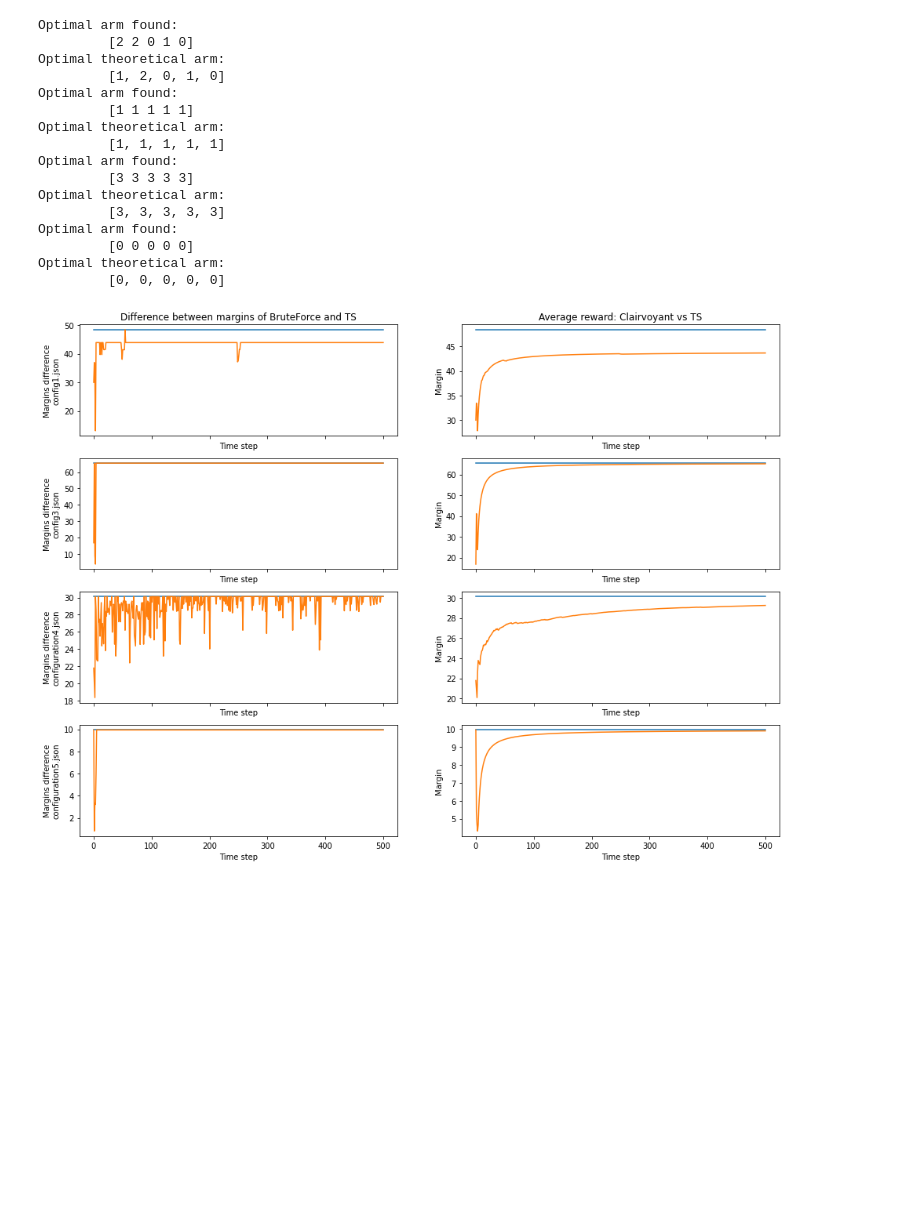
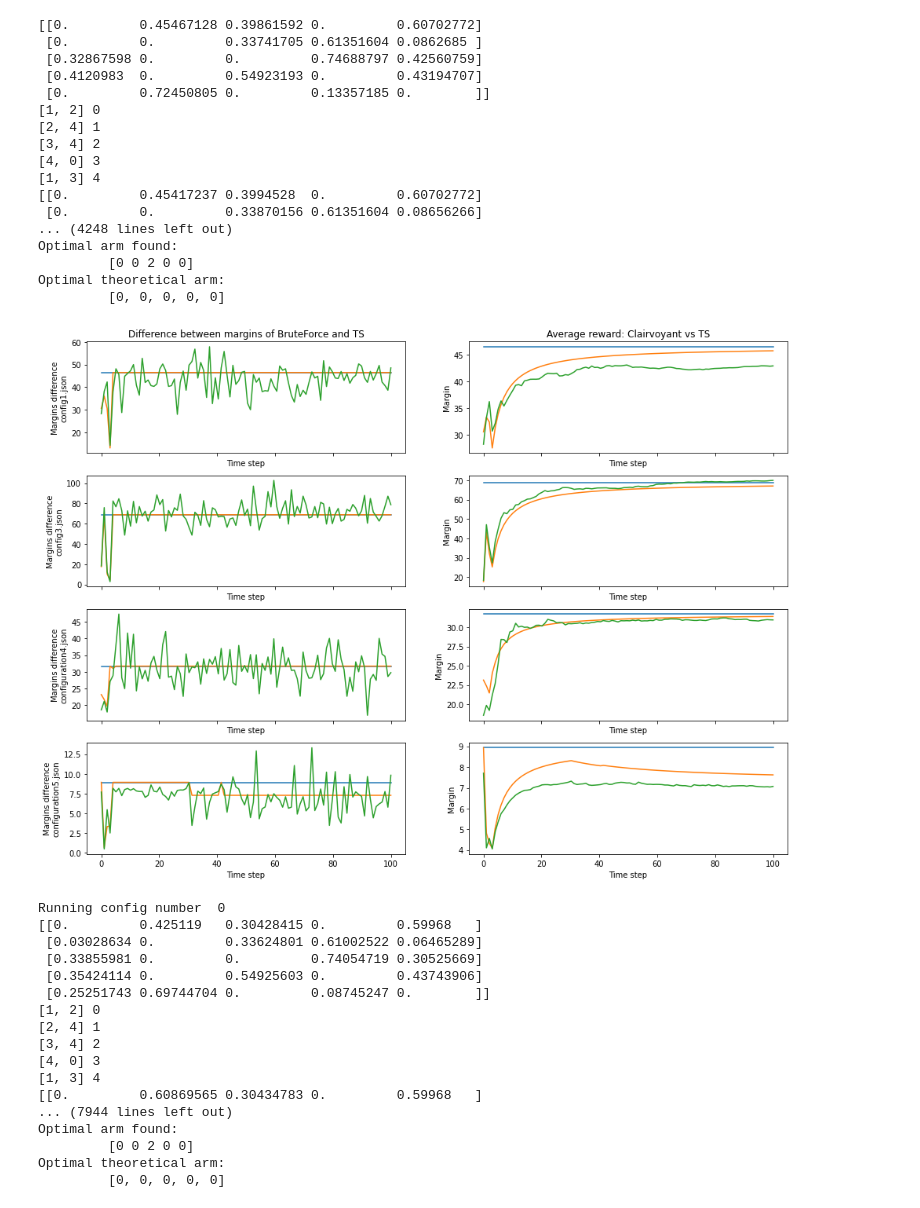
Before and after one commit to alemolteni/team4_projectOLA, a Jupyter notebook: Step3-UCB.ipynb, the cells around one changed output. Drawn from its saved outputs; the diff is of its cells as text; code cells hidden in the pictures; blank space fills up the shorter version.

Commit message:
Reformatted UCB step3, step4 and step5 to correct errors. Evaluation is done via GraphEvaluator.

```diff
--- a/Step3-UCB.ipynb
+++ b/Step3-UCB.ipynb
@@ -20,6 +20,8 @@ lambdas = []
 alphas = []
 units_means = []
 clairvoyant_opt_rew = []
+actual_unit_mean = []
+
 n_loops = 1
 
 for i in range(0, len(files)):
@@ -35,6 +37,11 @@ for i in range(0, len(files)):
     alphas.append(config["alphas"])
     clairvoyant_opt_rew.append(config["optimalMargin"])
     units_means.append(config["units_mean"])
+    actual_unit_mean.append(config["actual_units_mean"])
+
+#print(np.multiply(config_margins[0], conv_rates[0]))
+#print(actual_unit_mean)
+print(click_probs[0])
 # %% [output]
 ProdList=5, Alphas=5, ConvRates=5
 ProdList=5, Alphas=5, ConvRates=5
@@ -43,10 +153,15 @@ ProdList=5, Alphas=5, ConvRates=5
 # %%
-n_experiments = 500
+n_experiments = 100
 fig, axes = plt.subplots(ncols=2, nrows=len(env), sharex=True, figsize=(16,12))
 
 for i in range(0, len(env)):
+    print ("Running config number ", i)
     #Other UCB learner need fixing
-    learner = UCB_CR(margins=config_margins[i], clickProbability=click_probs[i], alphas=alphas[i], secondary=prod_lists[i], Lambda=lambdas[i], debug=False, units_mean=units_means[i])
+    #learner = UCB_CR(margins=config_margins[i], clickProbability=click_probs[i], alphas=alphas[i], secondary=prod_lists[i], Lambda=lambdas[i], debug=False, units_mean=actual_unit_mean[i])
+
+    #learner = UCB_Step4(margins=config_margins[i], clickProbability=click_probs[i], secondary=prod_lists[i], Lambda=lambdas[i], debug=False)
+
+    learner = UCB_Step5(margins=config_margins[i], alphas=alphas[i], secondary=prod_lists[i], Lambda=lambdas[i], debug=False, units_mean=units_means[i], conversion_rates=conv_rates[i])
 
     ts_learner_graph_margins = np.array([])
     ts_learner_env_margins = np.array([])
@@ -65,7 +180,7 @@ for i in range(0, len(env)):
             armConvRates.append(conv_rates[i][k][pulledArm[k]])
 
         graphEval = GraphEvaluator(products_list=prod_lists[i], click_prob_matrix=click_probs[i], lambda_prob=lambdas[i],
-                    alphas=alphas[i], conversion_rates=armConvRates, margins=armMargins, units_mean=units_means[i], verbose=False)
+                    alphas=alphas[i], conversion_rates=armConvRates, margins=armMargins, units_mean=actual_unit_mean[i], verbose=False, convert_units=False)
 
         env[i].setPriceLevels(pulledArm)
         ts_interactions = env[i].round()
@@ -90,49 +205,67 @@ for i in range(0, len(env)):
         armMargins.append(config_margins[i][k][opt_arms[k]])
         armConvRates.append(conv_rates[i][k][opt_arms[k]])
     graphEval = GraphEvaluator(products_list=prod_lists[i], click_prob_matrix=click_probs[i], lambda_prob=lambdas[i],
-                    alphas=alphas[i], conversion_rates=armConvRates, margins=armMargins, units_mean=units_means[i], verbose=False)
+                    alphas=alphas[i], conversion_rates=armConvRates, margins=armMargins, units_mean=actual_unit_mean[i], verbose=False, convert_units=False)
 
     # optimal = np.full((n_experiments), clairvoyant_opt_rew[i])
     optimal = np.full((n_experiments), graphEval.computeMargin())
 
     config_name = files[i][files[i].rfind('/')-len(files[i])+1:]
 
     x = np.linspace(0, n_experiments, n_experiments)
     axes[i,0].plot(x, optimal)
     axes[i,0].plot(x, ts_learner_graph_margins)
-    #axes[i,0].plot(x, ts_learner_env_margins)
+    axes[i,0].plot(x, ts_learner_env_margins)
     axes[i,0].set_xlabel("Time step")
     axes[i,0].set_ylabel("Margins difference\n{}".format(config_name))
     axes[0,0].set_title("Difference between margins of BruteForce and TS")
 
     axes[i,1].plot(x,optimal)
     cum_rews_graph = np.cumsum(ts_learner_graph_margins)
     avg_cum_rews_graph = np.divide(cum_rews_graph, np.arange(1,n_experiments+1))
     axes[i,1].plot(x, avg_cum_rews_graph)
     cum_rews = np.cumsum(ts_learner_env_margins)
     avg_cum_rews = np.divide(cum_rews, np.arange(1,n_experiments+1))
-    #axes[i,1].plot(x, avg_cum_rews)
+    axes[i,1].plot(x, avg_cum_rews)
     axes[i,1].set_xlabel("Time step")
     axes[i,1].set_ylabel("Margin")
     axes[0,1].set_title("Average reward: Clairvoyant vs TS")
     print("Optimal arm found:\n\t", learner.pull_arm(), "\nOptimal theoretical arm:\n\t", optimal_arms[i])
 
 plt.show()
 # %% [output]
+[[0.         0.45467128 0.39861592 0.         0.60702772]
+ [0.         0.         0.33741705 0.61351604 0.0862685 ]
+ [0.32867598 0.         0.         0.74688797 0.42560759]
+ [0.4120983  0.         0.54923193 0.         0.43194707]
+ [0.         0.72450805 0.         0.13357185 0.        ]]
+[1, 2] 0
+[2, 4] 1
+[3, 4] 2
+[4, 0] 3
+[1, 3] 4
+[[0.         0.45417237 0.3994528  0.         0.60702772]
+ [0.         0.         0.33870156 0.61351604 0.08656266]
+... (4248 lines left out)
 Optimal arm found:
-         [2 2 0 1 0]
-Optimal theoretical arm:
-         [1, 2, 0, 1, 0]
-Optimal arm found:
-         [1 1 1 1 1]
-Optimal theoretical arm:
-         [1, 1, 1, 1, 1]
-Optimal arm found:
-         [3 3 3 3 3]
-Optimal theoretical arm:
-         [3, 3, 3, 3, 3]
-Optimal arm found:
-         [0 0 0 0 0]
+         [0 0 2 0 0]
 Optimal theoretical arm:
          [0, 0, 0, 0, 0]
-[figure, old version]
+[figure, new version]
+Running config number  0
+[[0.         0.425119   0.30428415 0.         0.59968   ]
+ [0.03028634 0.         0.33624801 0.61002522 0.06465289]
+ [0.33855981 0.         0.         0.74054719 0.30525669]
+ [0.35424114 0.         0.54925603 0.         0.43743906]
+ [0.25251743 0.69744704 0.         0.08745247 0.        ]]
+[1, 2] 0
+[2, 4] 1
+[3, 4] 2
+[4, 0] 3
+[1, 3] 4
+[[0.         0.60869565 0.30434783 0.         0.59968   ]
+... (7944 lines left out)
+Optimal arm found:
+         [0 0 2 0 0]
+Optimal theoretical arm:
+         [0, 0, 0, 0, 0]
```
Also changed, not shown: parts of 3 cells of this notebook, 4 other files.
